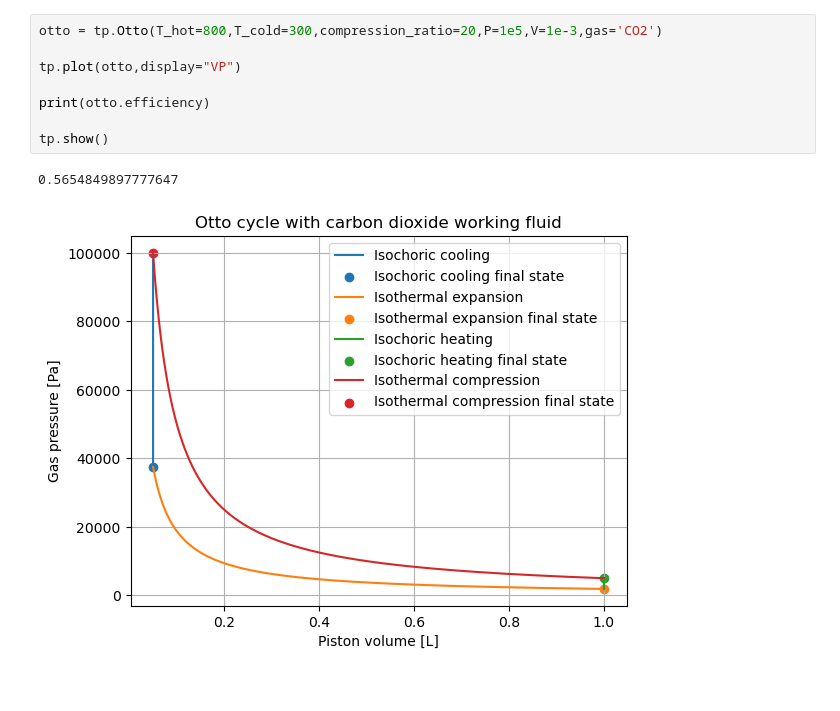
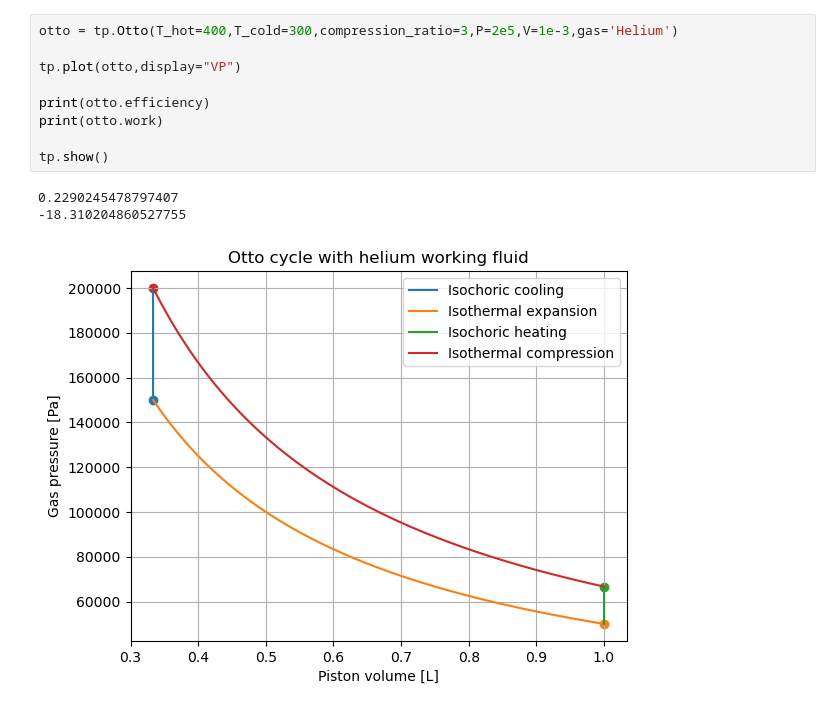
Before and after one commit to Tycho887/TermoPy, a Jupyter notebook: presentation.ipynb, the cells around one changed output. Saved outputs shown, nothing was run; the diff lists cells and outputs as text.

```diff
--- a/presentation.ipynb
+++ b/presentation.ipynb
@@ -34,11 +36,13 @@ tp.show()
 # %%
-otto = tp.Otto(T_hot=800,T_cold=300,compression_ratio=20,P=1e5,V=1e-3,gas='CO2')
+otto = tp.Otto(T_hot=400,T_cold=300,compression_ratio=3,P=2e5,V=1e-3,gas='Helium')
 
 tp.plot(otto,display="VP")
 
 print(otto.efficiency)
+print(otto.work)
 
 tp.show()
 # %% [output]
-0.5654849897777647
+0.2290245478797407
+-18.310204860527755
-[figure, old version]
+[figure, new version]
```
Also changed, not shown: parts of 3 cells of this notebook, 2 other files.
